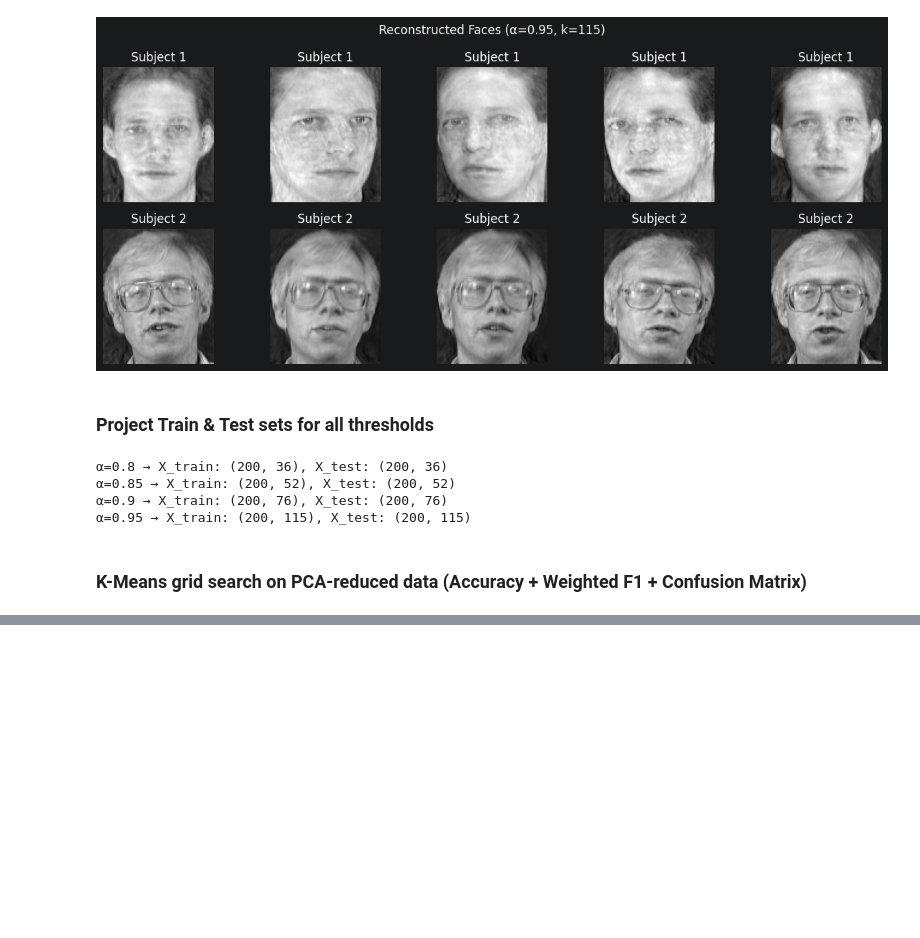
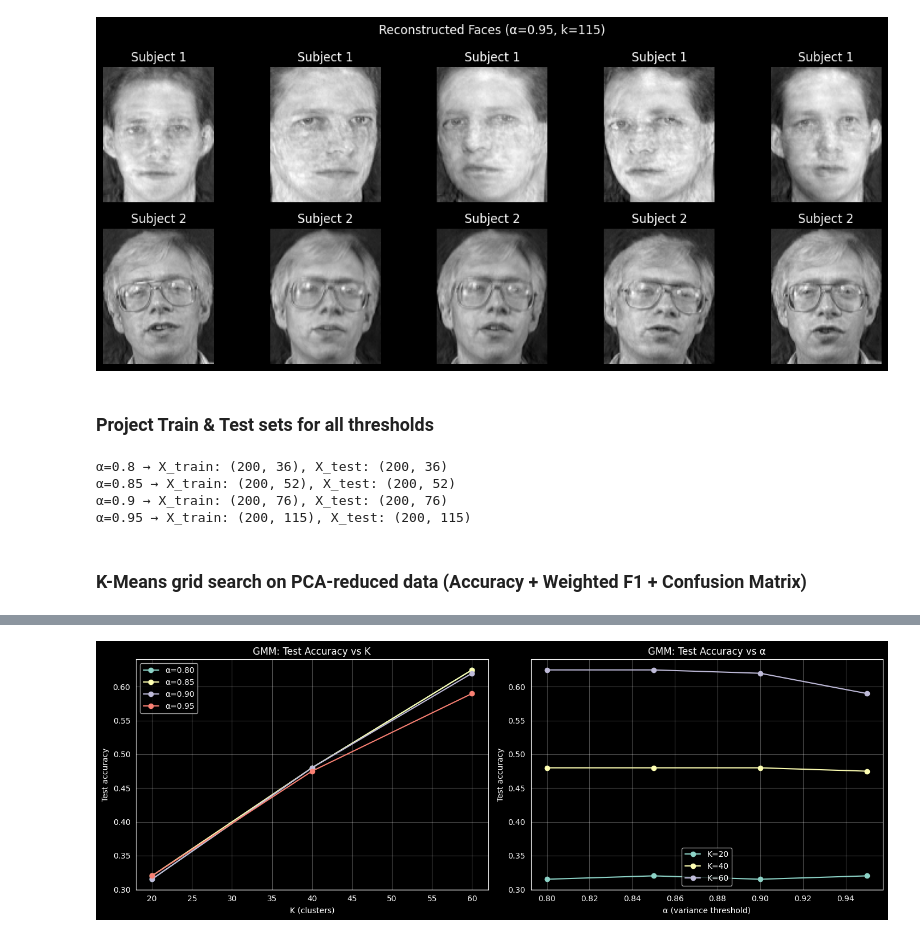
Before and after one commit to Ali-El-Deen575/Face_Recongition, a Jupyter notebook: classification.ipynb, the cells around one changed output, grey strips where cells are left out. Cells and saved outputs as stored; diff of their text form; code cells hidden in the pictures; blank space fills up the shorter version.

Commit message:
gmm implementation

```diff
--- a/classification.ipynb
+++ b/classification.ipynb
@@ -251,0 +252,82 @@ alpha   K       train_acc       test_acc        test_f1_w
+# %%
+### Gaussian Mixture Model (GMM) Clustering (Your implementation)
+from gmm import GMM, fit_cluster_label_mapping, predict_labels_from_clusters
+
+gmm_rows = []
+best_gmm = {'train_acc': -1.0}
+
+for alpha in alphas:
+    Xtr = projected[alpha]['X_train']
+    Xte = projected[alpha]['X_test']
+    for k in Ks:
+        # Using a smaller max_iters for speed, but enough for convergence in this dataset
+        gmm = GMM(k=k, max_iters=50, random_state=42)
+        tr_clusters = gmm.fit_predict(Xtr)
+        mapping = fit_cluster_label_mapping(tr_clusters, y_train)
+
+        y_tr_pred = predict_labels_from_clusters(tr_clusters, mapping, unknown_label=-1)
+        train_acc = accuracy_score(y_train, y_tr_pred)
+
+        te_clusters = gmm.predict(Xte)
+        y_te_pred = predict_labels_from_clusters(te_clusters, mapping, unknown_label=-1)
+        test_acc = accuracy_score(y_test, y_te_pred)
+        test_f1 = f1_score_weighted(y_test, y_te_pred, labels)
+
+        gmm_rows.append({
+            'alpha': alpha,
+            'K': k,
+            'train_acc': train_acc,
+            'test_acc': test_acc,
+            'test_f1_weighted': test_f1
+        })
+
+        if train_acc > best_gmm['train_acc']:
+            best_gmm = {
+                'alpha': alpha,
+                'K': k,
+                'train_acc': train_acc,
+                'test_acc': test_acc,
+                'test_f1_weighted': test_f1,
+                'y_test_pred': y_te_pred
+            }
+
+print('alpha\tK\ttrain_acc\ttest_acc\ttest_f1_w')
+for r in gmm_rows:
+    print(f"{r['alpha']:.2f}\t{r['K']}\t{r['train_acc']:.4f}\t\t{r['test_acc']:.4f}\t\t{r['test_f1_weighted']:.4f}")
+
+print('\nBest GMM by TRAIN accuracy:')
+print(f"alpha={best_gmm['alpha']:.2f}, K={best_gmm['K']}, train_acc={best_gmm['train_acc']:.4f}, test_acc={best_gmm['test_acc']:.4f}, test_f1_w={best_gmm['test_f1_weighted']:.4f}")
+
+cm_gmm = confusion_matrix(y_test, best_gmm['y_test_pred'], labels)
+print('\nConfusion matrix (GMM test):')
+print(cm_gmm)
+
+plt.figure(figsize=(14, 5))
+
+plt.subplot(1, 2, 1)
+for alpha in alphas:
+    accs = [next(r['test_acc'] for r in gmm_rows if r['alpha'] == alpha and r['K'] == k) for k in Ks]
+    plt.plot(Ks, accs, marker='o', label=f'α={alpha:.2f}')
+plt.xlabel('K (clusters)')
+plt.ylabel('Test accuracy')
+plt.title('GMM: Test Accuracy vs K')
+plt.grid(True, alpha=0.3)
+plt.legend()
+
+plt.subplot(1, 2, 2)
+for k in Ks:
+    accs = [next(r['test_acc'] for r in gmm_rows if r['alpha'] == alpha and r['K'] == k) for alpha in alphas]
+    plt.plot(alphas, accs, marker='o', label=f'K={k}')
+plt.xlabel('α (variance threshold)')
+plt.ylabel('Test accuracy')
+plt.title('GMM: Test Accuracy vs α')
+plt.grid(True, alpha=0.3)
+plt.legend()
+
+plt.tight_layout()
+plt.show()
+
+print("\n--- Comparison: K-Means vs GMM ---")
+print(f"Best K-Means Test Accuracy: {best['test_acc']:.4f}")
+print(f"Best GMM Test Accuracy:     {best_gmm['test_acc']:.4f}")
+# %% [output]
@@ -251,0 +351 @@ alpha   K       train_acc       test_acc        test_f1_w
+[figure, added]
```
Also changed, not shown: parts of 2 cells of this notebook, 1 other file.
